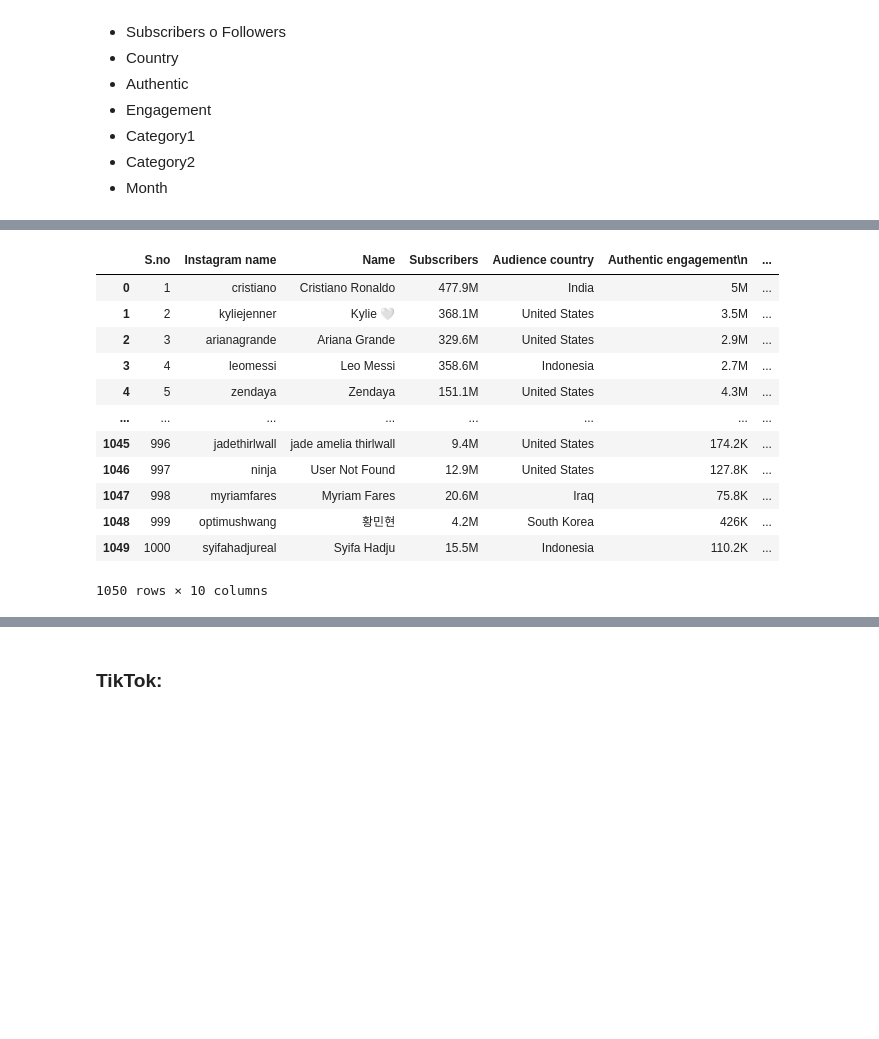
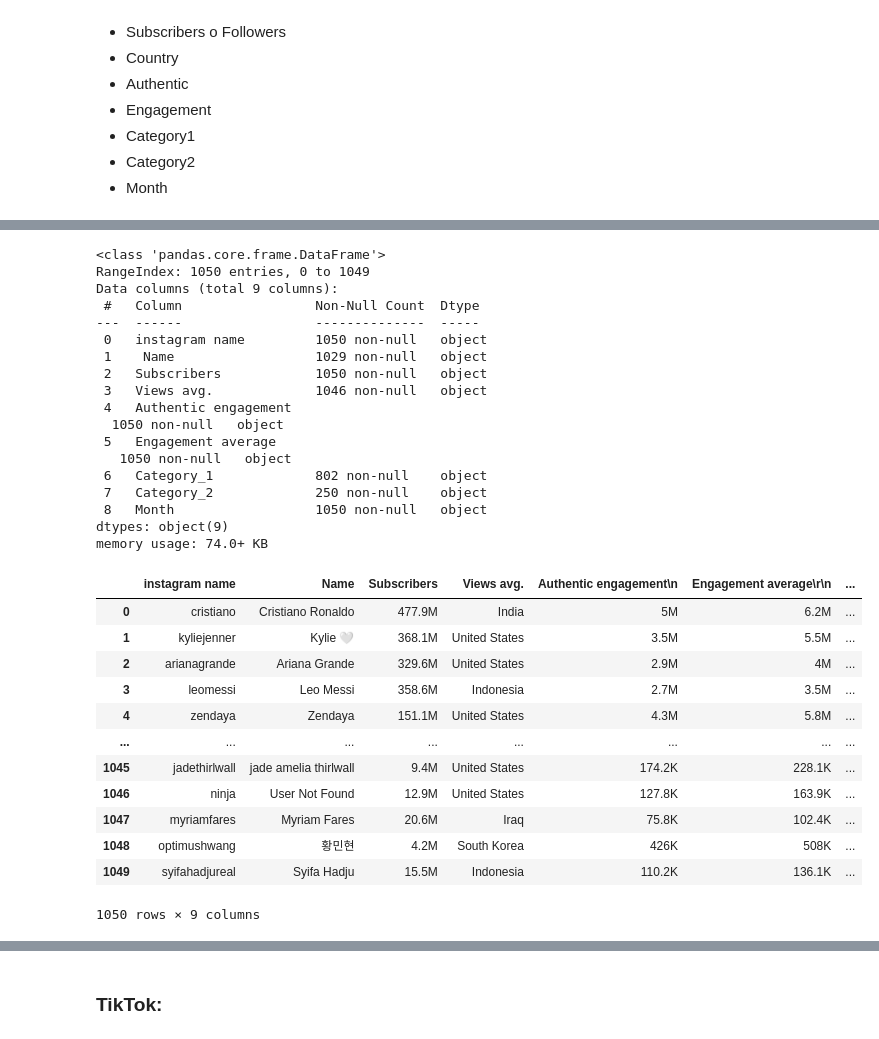
Before and after one commit to MarioChvx/ciencia_de_datos_PAMBAZO, a Jupyter notebook: proyectos/Proyecto4/socialnetworks.ipynb, the cells around one changed output, grey strips where cells are left out. Cells and saved outputs as stored; diff of their text form; code cells hidden in the pictures; blank space fills up the shorter version.

```diff
--- a/proyectos/Proyecto4/socialnetworks.ipynb
+++ b/proyectos/Proyecto4/socialnetworks.ipynb
@@ -44,21 +63,42 @@ ig_june
 # %%
 ig_sep= pd.read_csv('DATA/instagramsep2022.csv')
 ig_sep = ig_sep.assign(Month='September')
+ig_sep = ig_sep.rename(columns={'Instagram name': 'instagram name', 'Audience country': 'Views avg.'})
+ig_sep = ig_sep.drop('S.no', axis=1)
+ig_sep.info()
 ig_sep
 # %% [output]
+<class 'pandas.core.frame.DataFrame'>
+RangeIndex: 1050 entries, 0 to 1049
+Data columns (total 9 columns):
+ #   Column                 Non-Null Count  Dtype
+---  ------                 --------------  -----
+ 0   instagram name         1050 non-null   object
+ 1    Name                  1029 non-null   object
+ 2   Subscribers            1050 non-null   object
+ 3   Views avg.             1046 non-null   object
+ 4   Authentic engagement
+  1050 non-null   object
+ 5   Engagement average
+   1050 non-null   object
+ 6   Category_1             802 non-null    object
+ 7   Category_2             250 non-null    object
+ 8   Month                  1050 non-null   object
+dtypes: object(9)
+memory usage: 74.0+ KB
-|  | S.no | Instagram name | Name | Subscribers | Audience country | Authentic engagement\n | ... |
-| 0 | 1 | cristiano | Cristiano Ronaldo | 477.9M | India | 5M | ... |
-| 1 | 2 | kyliejenner | Kylie 🤍 | 368.1M | United States | 3.5M | ... |
-| 2 | 3 | arianagrande | Ariana Grande | 329.6M | United States | 2.9M | ... |
-| 3 | 4 | leomessi | Leo Messi | 358.6M | Indonesia | 2.7M | ... |
-| 4 | 5 | zendaya | Zendaya | 151.1M | United States | 4.3M | ... |
+|  | instagram name | Name | Subscribers | Views avg. | Authentic engagement\n | Engagement average\r\n | ... |
+| 0 | cristiano | Cristiano Ronaldo | 477.9M | India | 5M | 6.2M | ... |
+| 1 | kyliejenner | Kylie 🤍 | 368.1M | United States | 3.5M | 5.5M | ... |
+| 2 | arianagrande | Ariana Grande | 329.6M | United States | 2.9M | 4M | ... |
+| 3 | leomessi | Leo Messi | 358.6M | Indonesia | 2.7M | 3.5M | ... |
+| 4 | zendaya | Zendaya | 151.1M | United States | 4.3M | 5.8M | ... |
 | ... | ... | ... | ... | ... | ... | ... | ... |
-| 1045 | 996 | jadethirlwall | jade amelia thirlwall | 9.4M | United States | 174.2K | ... |
-| 1046 | 997 | ninja | User Not Found | 12.9M | United States | 127.8K | ... |
-| 1047 | 998 | myriamfares | Myriam Fares | 20.6M | Iraq | 75.8K | ... |
-| 1048 | 999 | optimushwang | 황민현 | 4.2M | South Korea | 426K | ... |
-| 1049 | 1000 | syifahadjureal | Syifa Hadju | 15.5M | Indonesia | 110.2K | ... |
+| 1045 | jadethirlwall | jade amelia thirlwall | 9.4M | United States | 174.2K | 228.1K | ... |
+| 1046 | ninja | User Not Found | 12.9M | United States | 127.8K | 163.9K | ... |
+| 1047 | myriamfares | Myriam Fares | 20.6M | Iraq | 75.8K | 102.4K | ... |
+| 1048 | optimushwang | 황민현 | 4.2M | South Korea | 426K | 508K | ... |
+| 1049 | syifahadjureal | Syifa Hadju | 15.5M | Indonesia | 110.2K | 136.1K | ... |
-1050 rows × 10 columns
+1050 rows × 9 columns
 # %%
 ig_nov= pd.read_csv('DATA/instagramNov2022.csv')
 ig_nov = ig_nov.assign(Month='November')
```
Also changed, not shown: parts of 5 cells of this notebook.
